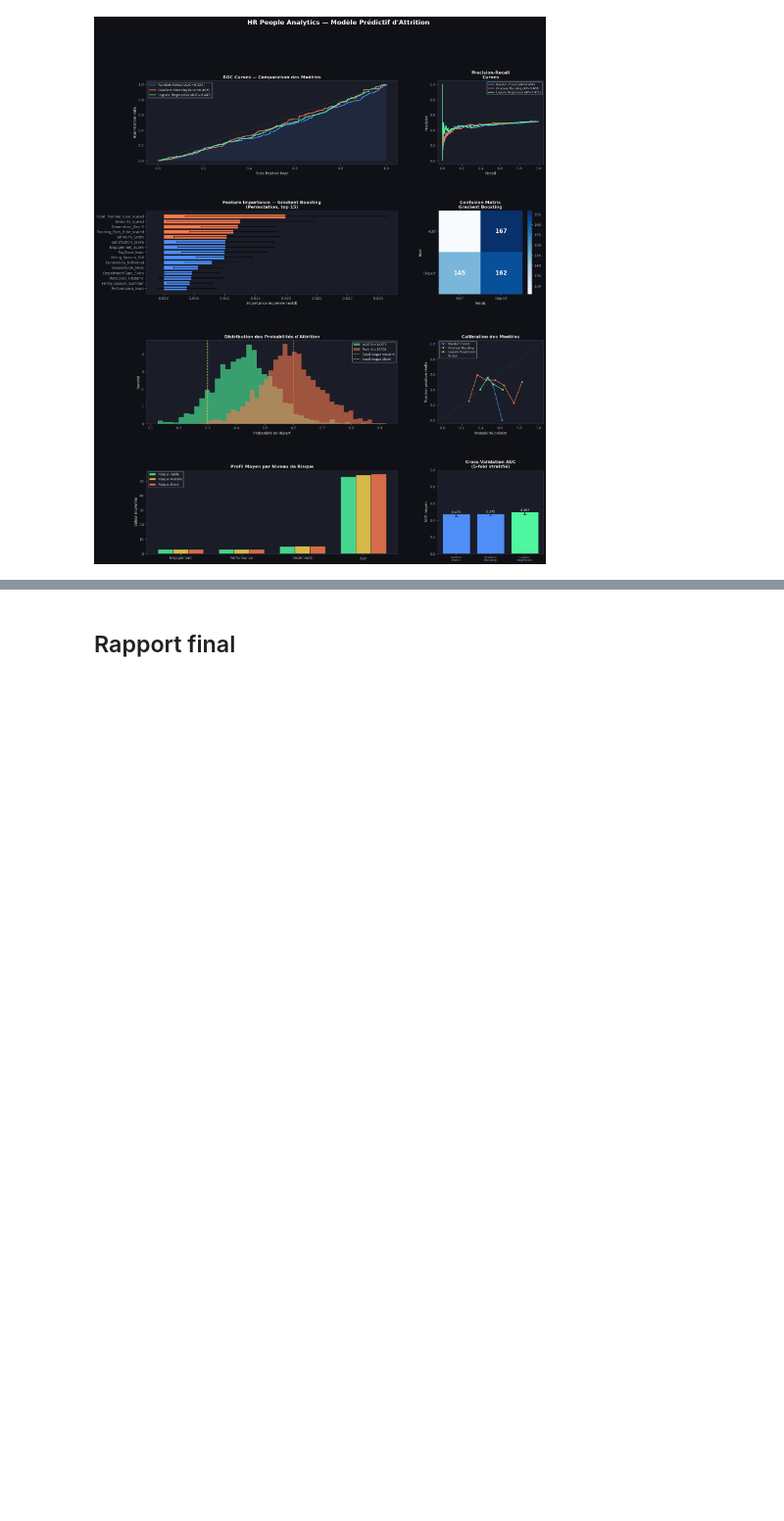
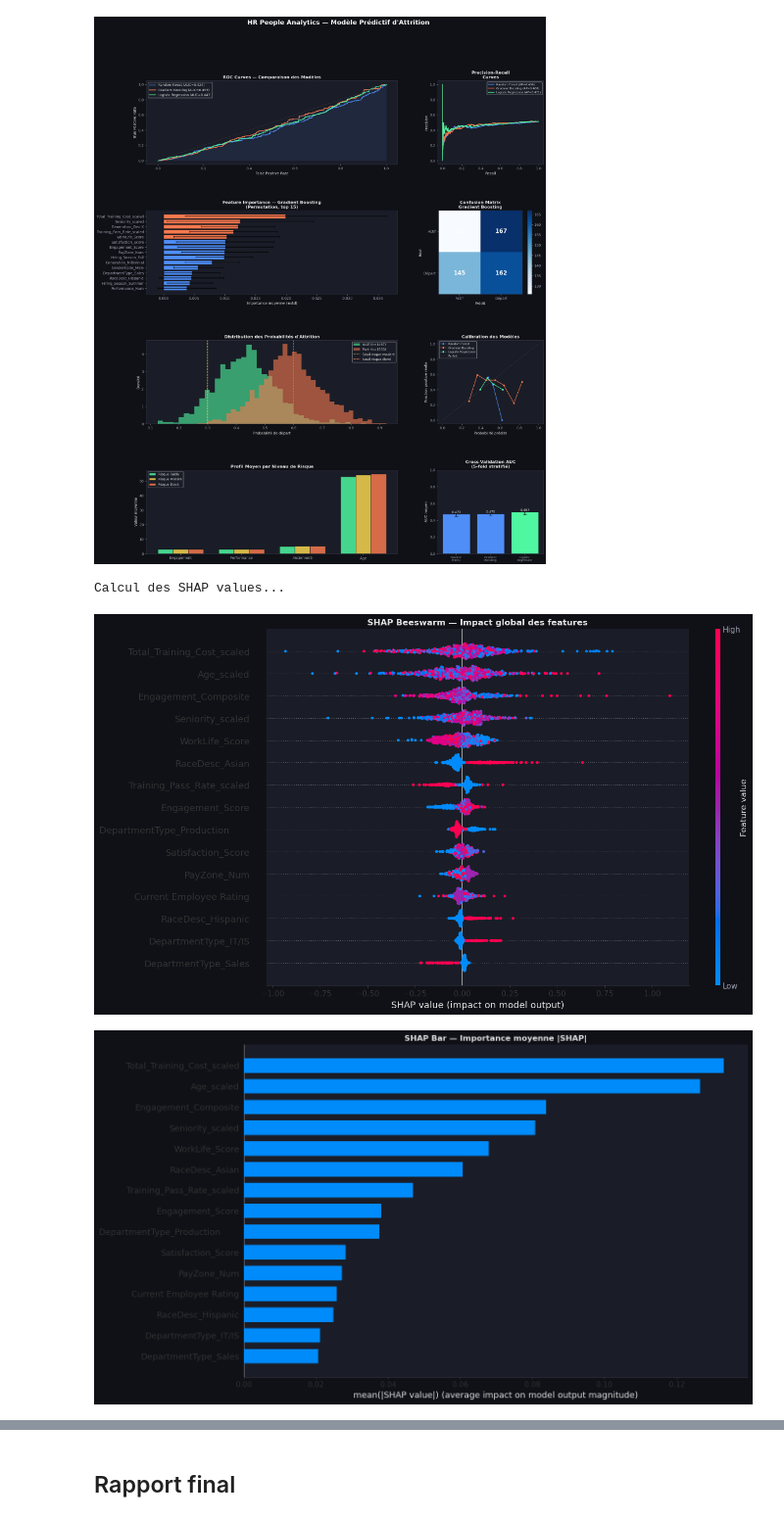
Before and after one commit to davidson7159/HR-People-Analytics, a Jupyter notebook: 05_attrition_model.ipynb, the cells around one changed output, grey strips where cells are left out. Shown at 98% size. Drawn from its saved outputs; the diff is of its cells as text; code cells hidden in the pictures; blank space fills up the shorter version.

```diff
--- a/05_attrition_model.ipynb
+++ b/05_attrition_model.ipynb
@@ -467,3 +467,80 @@ fig.suptitle("HR People Analytics — Modèle Prédictif d'Attrition",
  Génération des visualisations...
 Text(0.5, 0.98, "HR People Analytics — Modèle Prédictif d'Attrition")
 [figure]
+# %%
+import shap
+
+print("Calcul des SHAP values...")
+
+explainer   = shap.TreeExplainer(best_model)
+shap_values = explainer.shap_values(X_test_new)
+
+# ____________________________________________________________
+# Beeswarm plot
+# ____________________________________________________________
+shap.summary_plot(
+    shap_values, X_test_new,
+    plot_type="dot",
+    max_display=15,
+    show=False
+)
+plt.gcf().set_size_inches(14, 8)
+plt.title("SHAP Beeswarm — Impact global des features",
+          fontsize=12, fontweight="bold")
+plt.tight_layout()
+plt.show()
+
+
+# ____________________________________________________________
+# Bar plot
+# ____________________________________________________________
+shap.summary_plot(
+    shap_values, X_test_new,
+    plot_type="bar",
+    max_display=15,
+    show=False
+)
+plt.gcf().set_size_inches(14, 8)
+plt.title("SHAP Bar — Importance moyenne |SHAP|",
+          fontsize=12, fontweight="bold")
+plt.tight_layout()
+plt.show()
+
+
+# ____________________________________________________________
+# Waterfall — employé le plus à risque
+# ____________________________________________________________
+row_position = np.argmax(best_model.predict_proba(X_test_new)[:, 1])
+
+shap_explanation = shap.Explanation(
+    values        = shap_values[row_position],
+    base_values   = explainer.expected_value,
+    data          = X_test_new.iloc[row_position],
+    feature_names = X_test_new.columns.tolist()
+)
+shap.waterfall_plot(shap_explanation, max_display=12, show=False)
+plt.gcf().set_size_inches(14, 8)
+plt.title(f"SHAP Waterfall — Employé le plus à risque (pos={row_position})",
+          fontsize=12, fontweight="bold")
+plt.tight_layout()
+plt.show()
+
+
+# ____________________________________________________________
+# 4. Dependence plot — top feature
+# ____________________________________________________________
+top_feature = X_test_new.columns[np.abs(shap_values).mean(axis=0).argmax()]
+
+fig, ax = plt.subplots(figsize=(14, 8))
+shap.dependence_plot(
+    top_feature, shap_values, X_test_new,
+    ax=ax, show=False
+)
+ax.set_title(f"SHAP Dependence — {top_feature}",
+             fontsize=12, fontweight="bold")
+plt.tight_layout()
+plt.show()
+# %% [output]
+Calcul des SHAP values...
+[figure, added]
+[figure, added]
```
Also changed, not shown: parts of 2 cells of this notebook.
